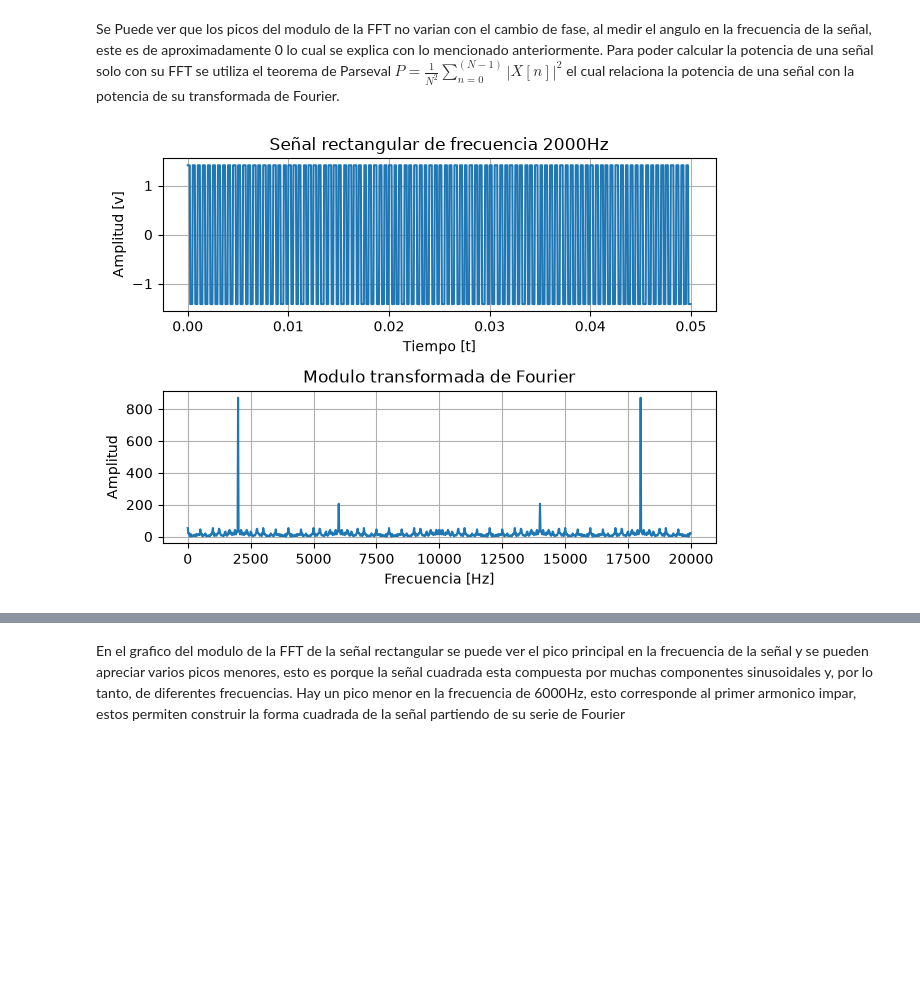
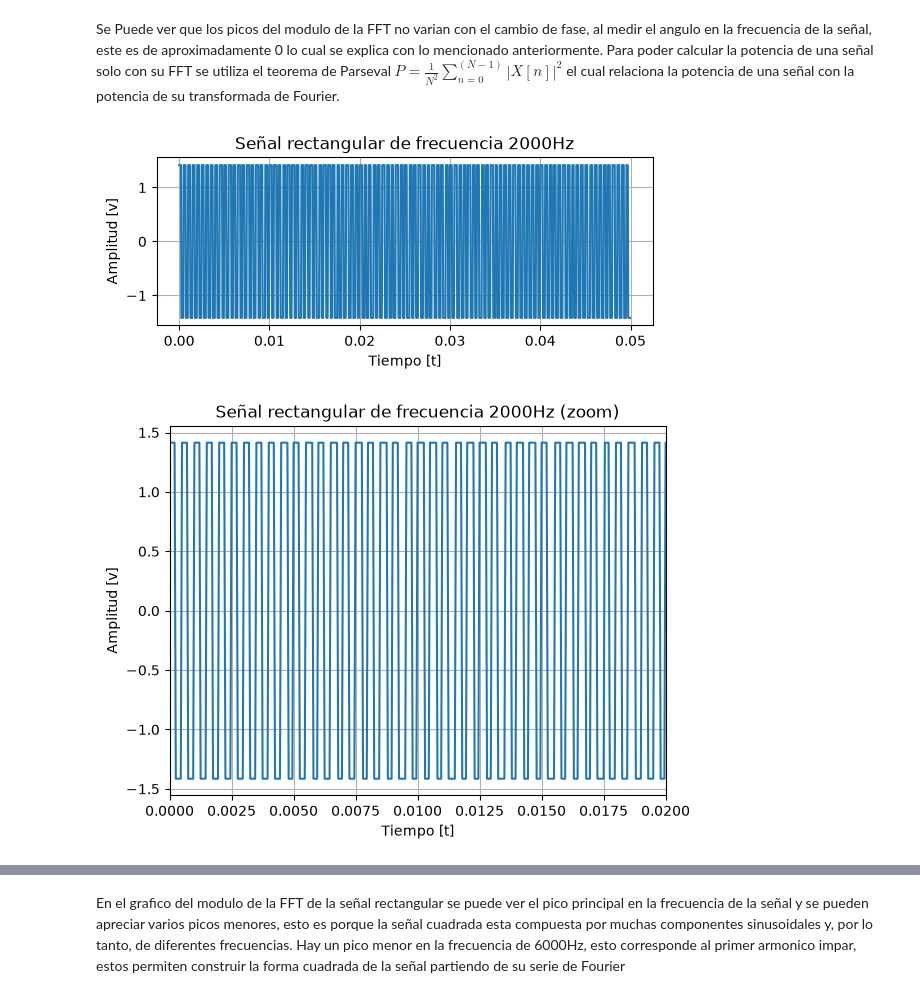
Before and after one commit to Nicolas-Bravo-B/APS, a Jupyter notebook: TS1_Nicolas_Bravo_Behnke.ipynb, the cells around one changed output, grey strips where cells are left out. Cells and saved outputs as stored; diff of their text form; code cells hidden in the pictures; blank space fills up the shorter version.

```diff
--- a/TS1_Nicolas_Bravo_Behnke.ipynb
+++ b/TS1_Nicolas_Bravo_Behnke.ipynb
@@ -150,12 +188,15 @@ plt.title(f"Señal rectangular de frecuencia {ff}Hz")
 plt.xlabel("Tiempo [t]")
 plt.ylabel("Amplitud [v]")
 plt.grid()
-plt.subplot(2,1,2)
-plt.plot(frec_c, fftc)
-plt.title("Modulo transformada de Fourier")
-plt.xlabel("Frecuencia [Hz]")
-plt.ylabel("Amplitud")
-plt.grid()
-plt.tight_layout()
 # %% [output]
-[figure, old version]
+[figure, new version]
+# %%
+plt.figure()
+plt.plot(ttc, xxc)
+plt.title(f"Señal rectangular de frecuencia {ff}Hz (zoom)")
+plt.xlabel("Tiempo [t]")
+plt.ylabel("Amplitud [v]")
+plt.xlim(0,0.02)
+plt.grid()
+# %% [output]
+[figure, added]
```
Also changed, not shown: parts of 5 cells of this notebook.
